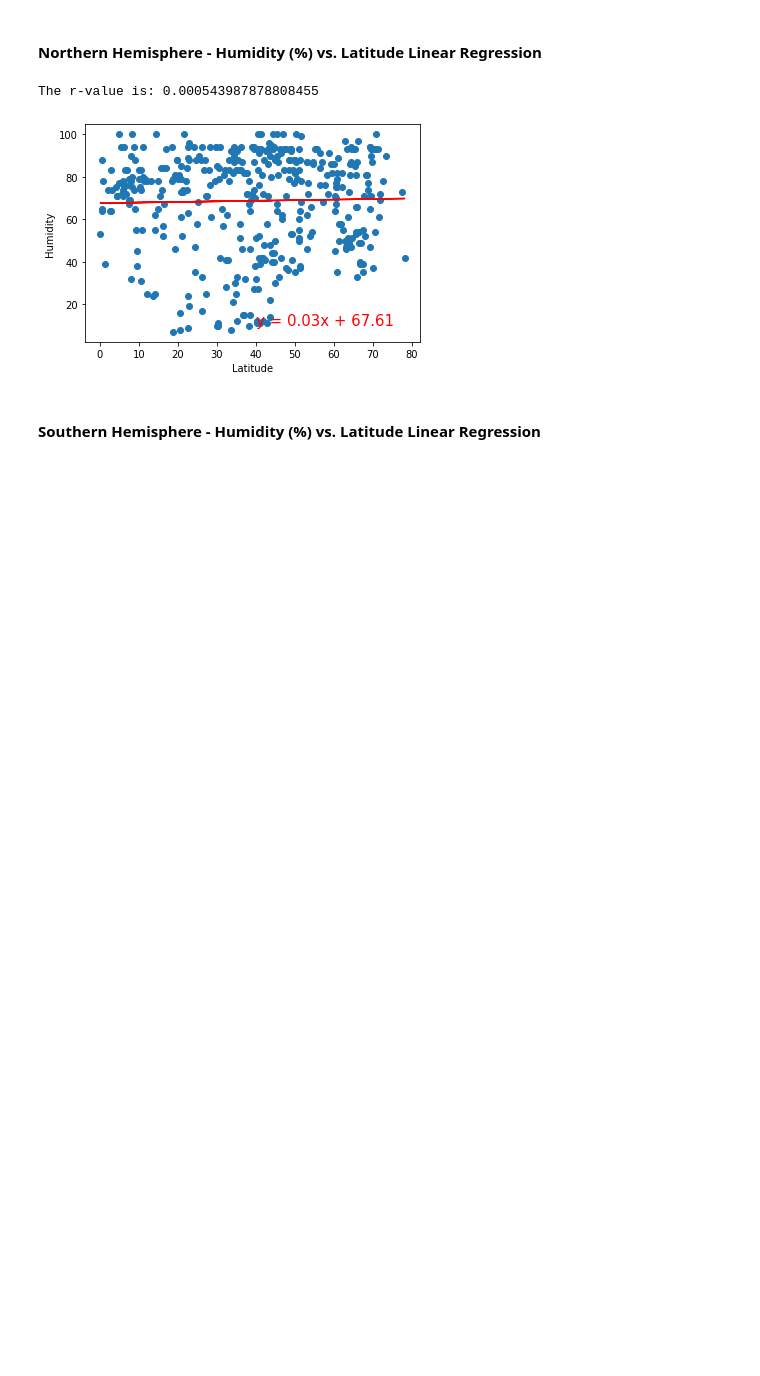
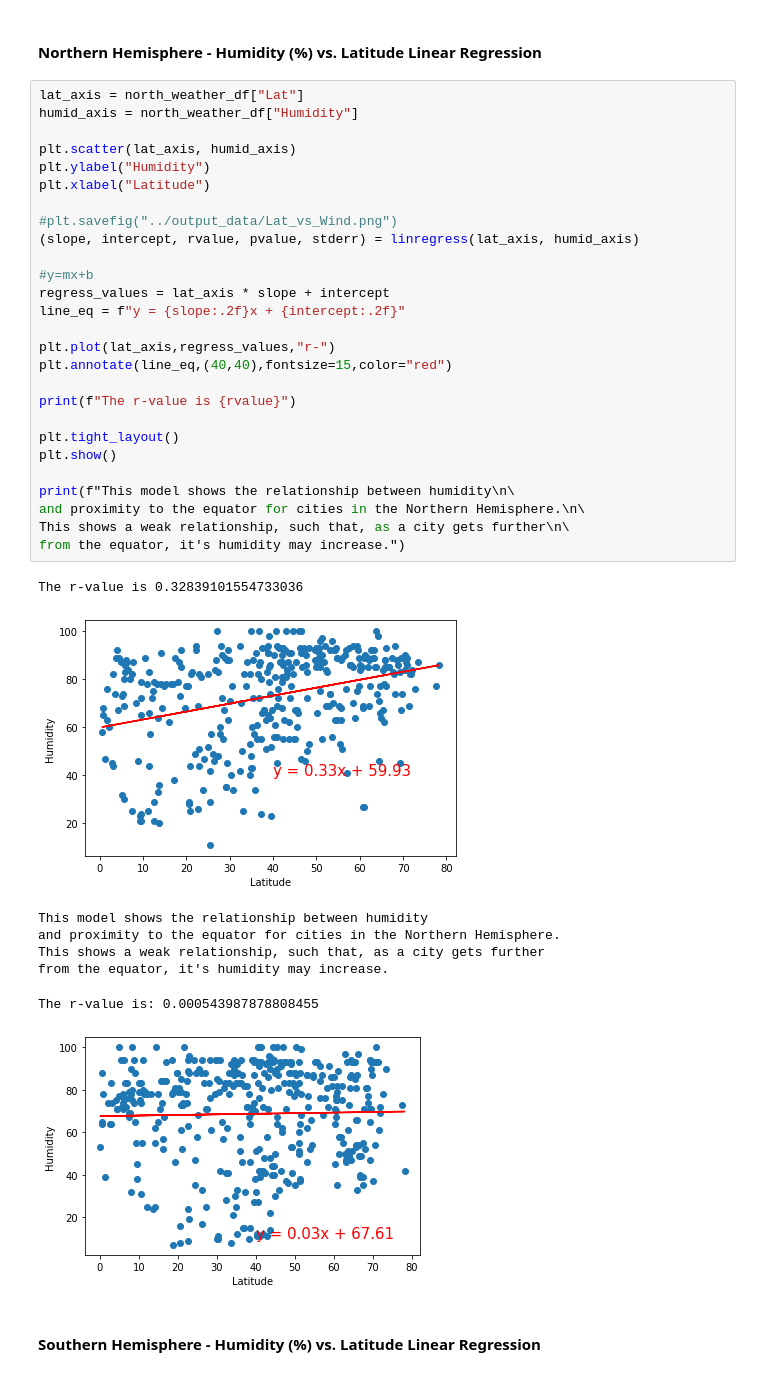
Before and after one commit to pammeyer80/python-api-challenge, a Jupyter notebook: WeatherPy/WeatherPy.ipynb, the cells around one changed output. Drawn from its saved outputs; the diff is of its cells as text; blank space fills up the shorter version.

```diff
--- a/WeatherPy/WeatherPy.ipynb
+++ b/WeatherPy/WeatherPy.ipynb
@@ -279,5 +354,39 @@ The r-value is: 0.6082708688906918
 # %% [markdown]
 ####  Northern Hemisphere - Humidity (%) vs. Latitude Linear Regression
+# %%
+lat_axis = north_weather_df["Lat"]
+humid_axis = north_weather_df["Humidity"]
+
+plt.scatter(lat_axis, humid_axis)
+plt.ylabel("Humidity")
+plt.xlabel("Latitude")
+
+#plt.savefig("../output_data/Lat_vs_Wind.png")
+(slope, intercept, rvalue, pvalue, stderr) = linregress(lat_axis, humid_axis)
+
+#y=mx+b
+regress_values = lat_axis * slope + intercept
+line_eq = f"y = {slope:.2f}x + {intercept:.2f}"
+
+plt.plot(lat_axis,regress_values,"r-")
+plt.annotate(line_eq,(40,40),fontsize=15,color="red")
+
+print(f"The r-value is {rvalue}")
+
+plt.tight_layout()
+plt.show()
+
+print(f"This model shows the relationship between humidity\n\
+and proximity to the equator for cities in the Northern Hemisphere.\n\
+This shows a weak relationship, such that, as a city gets further\n\
+from the equator, it's humidity may increase.")
+# %% [output]
+The r-value is 0.32839101554733036
+[figure, added]
+This model shows the relationship between humidity
+and proximity to the equator for cities in the Northern Hemisphere.
+This shows a weak relationship, such that, as a city gets further
+from the equator, it's humidity may increase.
 # %%
 # %% [output]
 The r-value is: 0.000543987878808455
```
Also changed, not shown: parts of 15 cells of this notebook, 6 other files.
